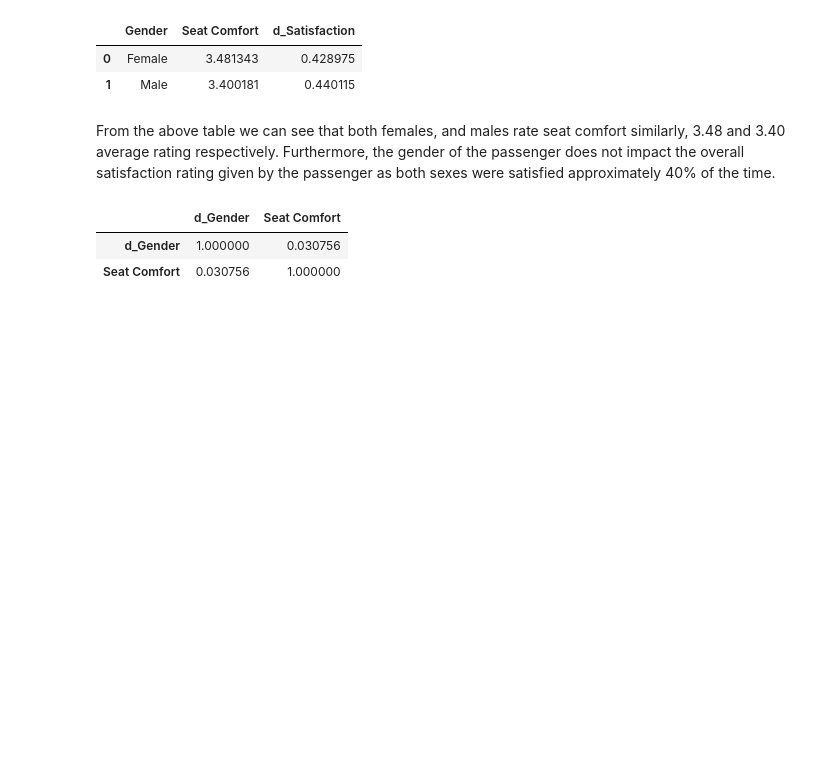
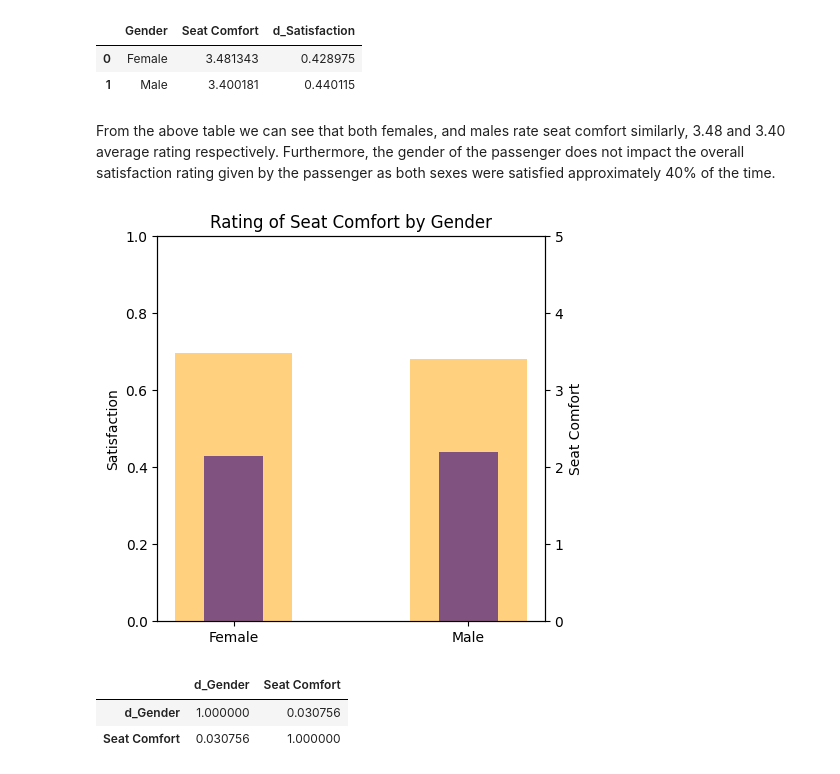
Before and after one commit to chef-danny-d/airline-satisfaction, a Jupyter notebook: project.ipynb, the cells around one changed output. Saved outputs shown, nothing was run; the diff lists cells and outputs as text; code cells hidden in the pictures; blank space fills up the shorter version.

```diff
--- a/project.ipynb
+++ b/project.ipynb
@@ -541,13 +541,46 @@ See the caveats in the documentation: https://pandas.pydata.org/pandas-docs/stab
 ### Is satisfaction with seat comfort related (or depends on) to passenger Gender?
 # %%
 # Gender vs satisfaction
-question_7_data[["Gender","Seat Comfort", "d_Satisfaction"]].groupby(["Gender"],as_index=False).mean().sort_values(by="Seat Comfort",ascending=False)
+gender_vs_seat = question_7_data[["Gender","Seat Comfort", "d_Satisfaction"]].groupby(["Gender"],as_index=False).mean().sort_values(by="Seat Comfort",ascending=False)
+gender_vs_seat.head()
 # %% [output]
 |  | Gender | Seat Comfort | d_Satisfaction |
 | 0 | Female | 3.481343 | 0.428975 |
 | 1 | Male | 3.400181 | 0.440115 |
 # %% [markdown]
 From the above table we can see that both females, and males rate seat comfort similarly, 3.48 and 3.40 average rating respectively. Furthermore, the gender of the passenger does not impact the overall satisfaction rating given by the passenger as both sexes were satisfied approximately 40% of the time.
+# %%
+fig, ax = plt.subplots(figsize=(5, 5))
+
+ax.bar(
+    data=gender_vs_seat,
+    x=gender_vs_seat['Gender'],
+    height=gender_vs_seat['d_Satisfaction'],
+    width=0.25,
+    color='blue',
+)
+
+ax.set_ylabel("Satisfaction")
+ax.set_ylim(0, 1)
+
+ax2 = ax.twinx()
+
+ax2.bar(
+    data=gender_vs_seat,
+    x=gender_vs_seat['Gender'],
+    height=gender_vs_seat['Seat Comfort'],
+    width=0.5,
+    color='orange',
+    alpha=0.5,
+)
+
+ax2.set_ylabel("Seat Comfort")
+ax2.set_ylim(0, 5)
+
+plt.title("Rating of Seat Comfort by Gender")
+plt.show()
+# %% [output]
+[figure, added]
 # %%
 q7_p1 = question_7_data.copy()
 
```
Also changed, not shown: parts of 11 cells of this notebook.
